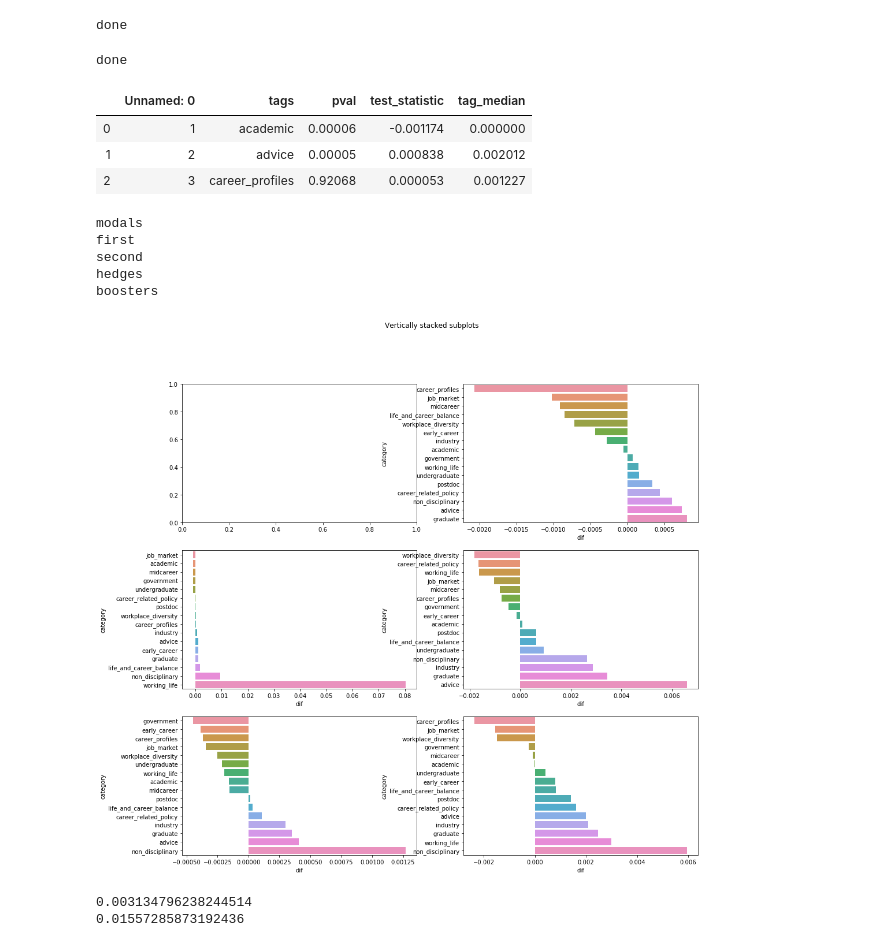
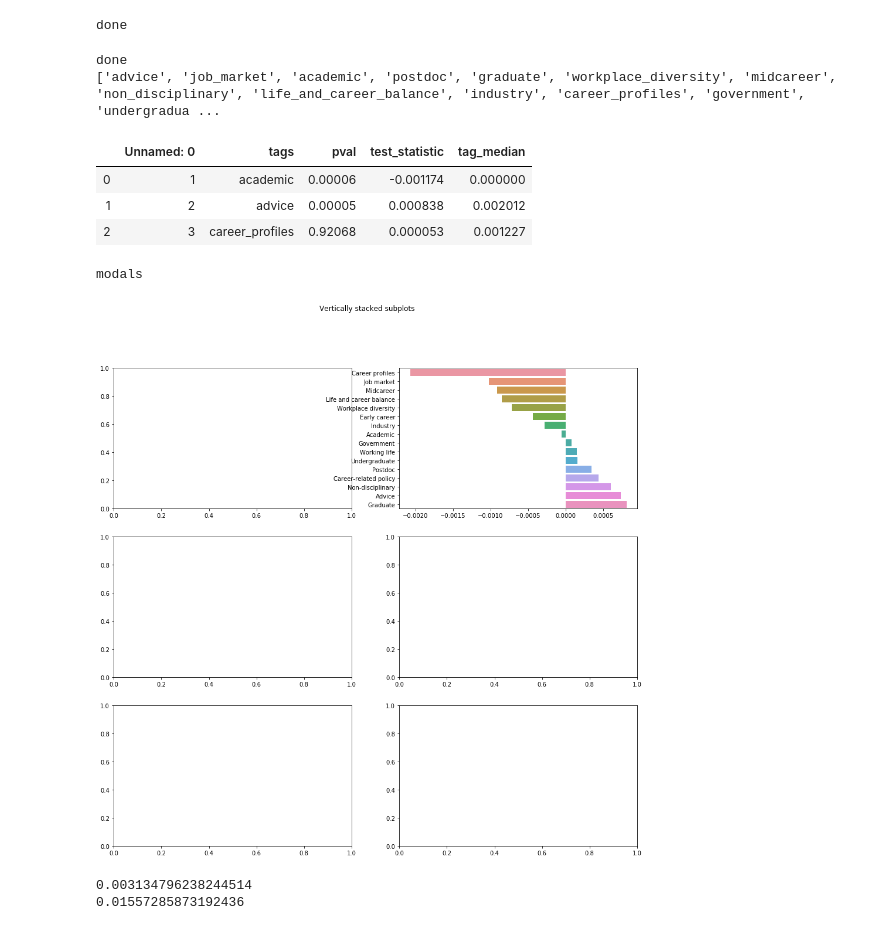
Before and after one commit to crboothb/sciencemag-careers-analysis, a Jupyter notebook: scripts/bar_graph_revised.ipynb, the cells around one changed output. Drawn from its saved outputs; the diff is of its cells as text; code cells hidden in the pictures.

```diff
--- a/scripts/bar_graph_revised.ipynb
+++ b/scripts/bar_graph_revised.ipynb
@@ -64,15 +64,22 @@ categories = [
     "career-related policy"
         ]
 
+formal_labels = {}
+
 new_categories = []
 for cat in categories:
-    cat = cat.replace(" ", "_").replace("-", "_")
-    new_categories.append(cat)
+    cat_new = cat.replace(" ", "_").replace("-", "_")
+    cat = cat[0].upper() + cat[1:]
+    formal_labels[cat_new] = cat
+    new_categories.append(cat_new)
 categories = new_categories
 
 plots = ["modals","first","second","hedges","boosters"]
+
+# print(categories)
 # %% [output]
 done
+['advice', 'job_market', 'academic', 'postdoc', 'graduate', 'workplace_diversity', 'midcareer', 'non_disciplinary', 'life_and_career_balance', 'industry', 'career_profiles', 'government', 'undergradua ...
 # %%
 perm_first = pd.read_csv("../data/bargraph_data/first_sig_test.csv")
 perm_second = pd.read_csv("../data/bargraph_data/second_sig_test.csv")
@@ -199,33 +206,33 @@ def position(item):
 # %%
 fig, axs = plt.subplots(3,2)
 fig.suptitle('Vertically stacked subplots')
 # fig.figure(figsize=(12, 8))
 fig.set_figheight(15)
 fig.set_figwidth(16)
 
 i=0
 j=1
 
-for item in plots:
+# for item in plots:
+for item in ["modals"]:
     print(item)
     i,j = position(item)
     overall = tag_med_process(full_df=full_df, categories=categories, word_type=item)
     baseline = overall_comparison(full_df=full_df, word_type=item)
 
     overall["dif"] = overall["median"]-baseline
     overall = overall.sort_values(by="dif")
+    overall["category"] = [formal_labels[cat] for cat in overall["category"]]
 
     sns.barplot(y = "category", x = "dif",ax=axs[i,j], data = overall)
 
 for ax in axs.flat:
-    ax.label_outer()
+    ax.set_ylabel('')
+    ax.set_xlabel('')
+fig.
 # %% [output]
 modals
-first
-second
-hedges
-boosters
-[figure, old version]
+[figure, new version]
 # %%
 # # averages overall
 
```
